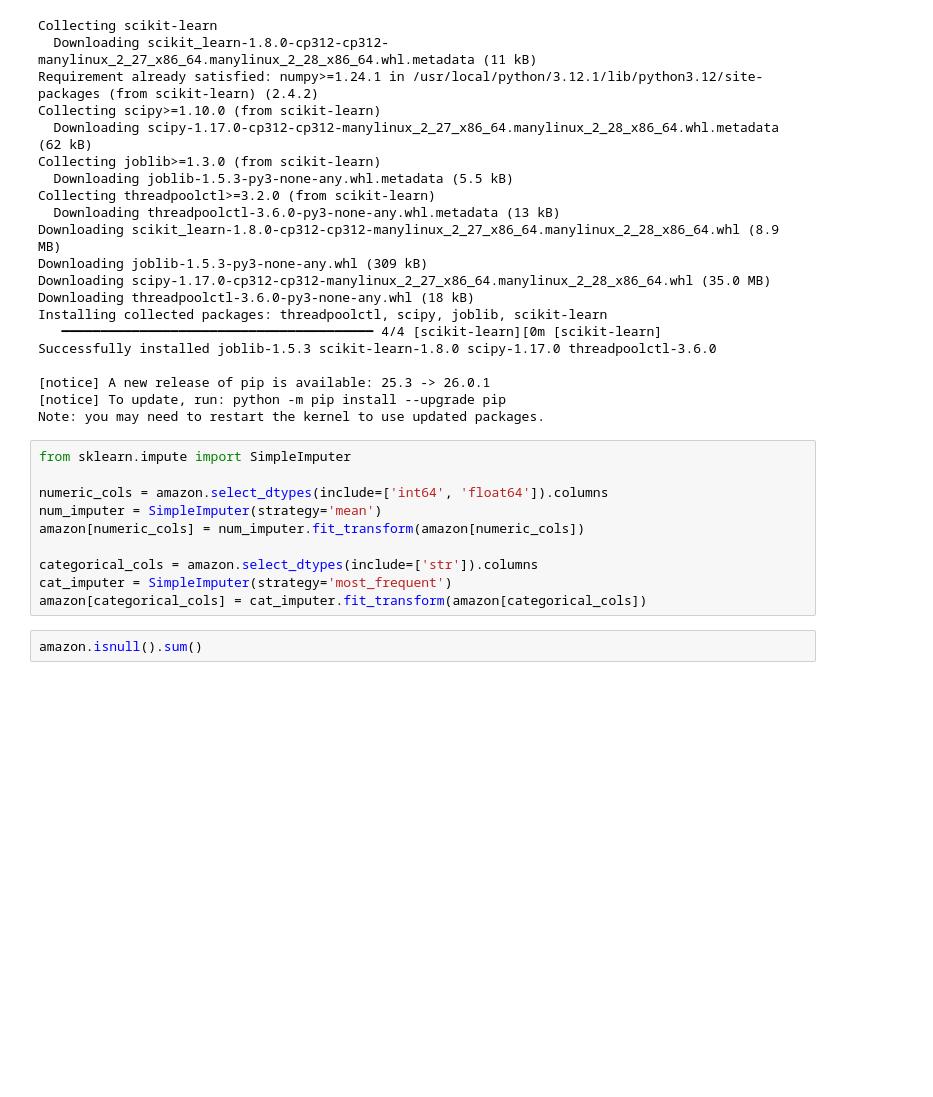
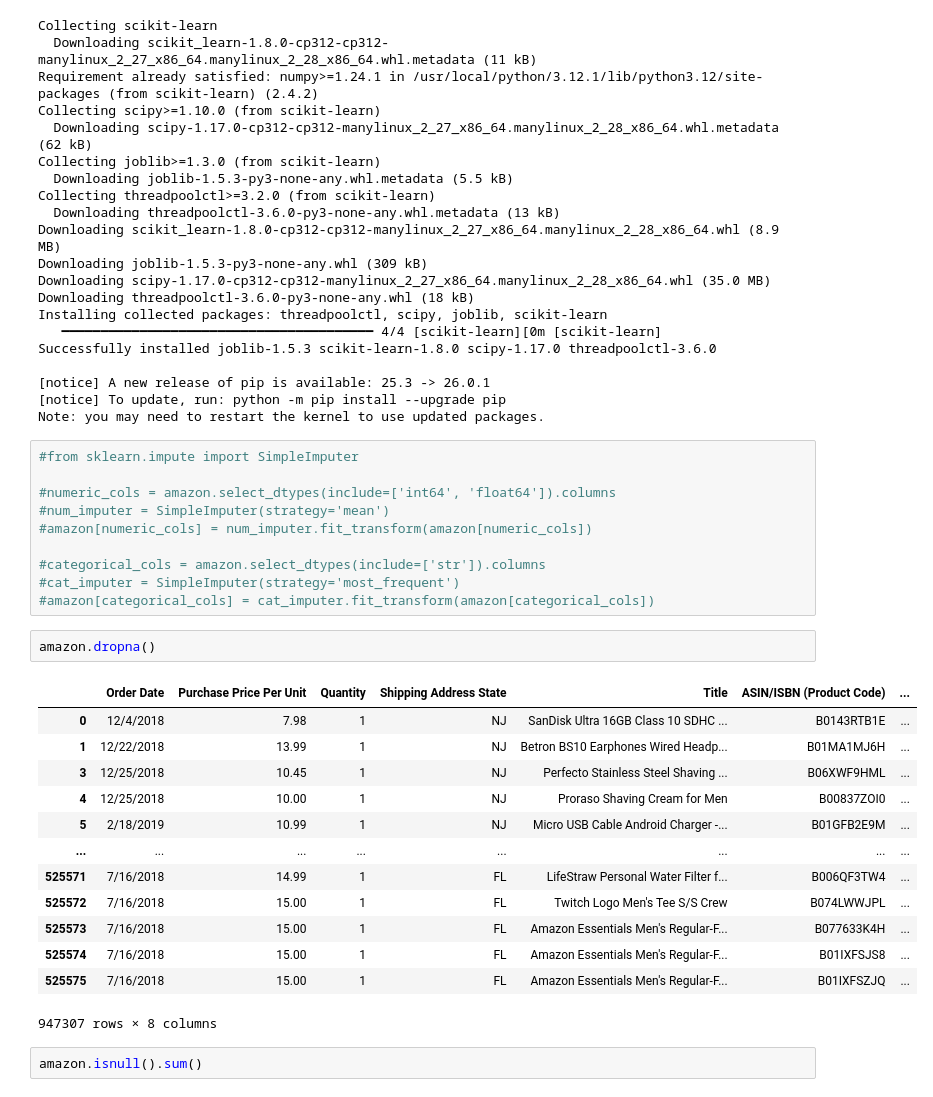
Before and after one commit to SU-IST707-SP26/group-project-bas-team, a Jupyter notebook: work/dataframe-creation.ipynb, the cells around one changed output. Cells and saved outputs as stored; diff of their text form; blank space fills up the shorter version.

```diff
--- a/work/dataframe-creation.ipynb
+++ b/work/dataframe-creation.ipynb
@@ -96,15 +96,31 @@ Successfully installed joblib-1.5.3 scikit-learn-1.8.0 scipy-1.17.0 threadpoolct
 [notice] To update, run: python -m pip install --upgrade pip
 Note: you may need to restart the kernel to use updated packages.
 # %%
-from sklearn.impute import SimpleImputer
+#from sklearn.impute import SimpleImputer
 
-numeric_cols = amazon.select_dtypes(include=['int64', 'float64']).columns
-num_imputer = SimpleImputer(strategy='mean')
-amazon[numeric_cols] = num_imputer.fit_transform(amazon[numeric_cols])
+#numeric_cols = amazon.select_dtypes(include=['int64', 'float64']).columns
+#num_imputer = SimpleImputer(strategy='mean')
+#amazon[numeric_cols] = num_imputer.fit_transform(amazon[numeric_cols])
 
-categorical_cols = amazon.select_dtypes(include=['str']).columns
-cat_imputer = SimpleImputer(strategy='most_frequent')
-amazon[categorical_cols] = cat_imputer.fit_transform(amazon[categorical_cols])
+#categorical_cols = amazon.select_dtypes(include=['str']).columns
+#cat_imputer = SimpleImputer(strategy='most_frequent')
+#amazon[categorical_cols] = cat_imputer.fit_transform(amazon[categorical_cols])
+# %%
+amazon.dropna()
+# %% [output]
+|  | Order Date | Purchase Price Per Unit | Quantity | Shipping Address State | Title | ASIN/ISBN (Product Code) | ... |
+| 0 | 12/4/2018 | 7.98 | 1 | NJ | SanDisk Ultra 16GB Class 10 SDHC ... | B0143RTB1E | ... |
+| 1 | 12/22/2018 | 13.99 | 1 | NJ | Betron BS10 Earphones Wired Headp... | B01MA1MJ6H | ... |
+| 3 | 12/25/2018 | 10.45 | 1 | NJ | Perfecto Stainless Steel Shaving ... | B06XWF9HML | ... |
+| 4 | 12/25/2018 | 10.00 | 1 | NJ | Proraso Shaving Cream for Men | B00837ZOI0 | ... |
+| 5 | 2/18/2019 | 10.99 | 1 | NJ | Micro USB Cable Android Charger -... | B01GFB2E9M | ... |
+| ... | ... | ... | ... | ... | ... | ... | ... |
+| 525571 | 7/16/2018 | 14.99 | 1 | FL | LifeStraw Personal Water Filter f... | B006QF3TW4 | ... |
+| 525572 | 7/16/2018 | 15.00 | 1 | FL | Twitch Logo Men's Tee S/S Crew | B074LWWJPL | ... |
+| 525573 | 7/16/2018 | 15.00 | 1 | FL | Amazon Essentials Men's Regular-F... | B077633K4H | ... |
+| 525574 | 7/16/2018 | 15.00 | 1 | FL | Amazon Essentials Men's Regular-F... | B01IXFSJS8 | ... |
+| 525575 | 7/16/2018 | 15.00 | 1 | FL | Amazon Essentials Men's Regular-F... | B01IXFSZJQ | ... |
+947307 rows × 8 columns
 # %%
 amazon.isnull().sum()
 # %% [output]
```
Also changed, not shown: parts of 2 cells of this notebook, 1 other file.
